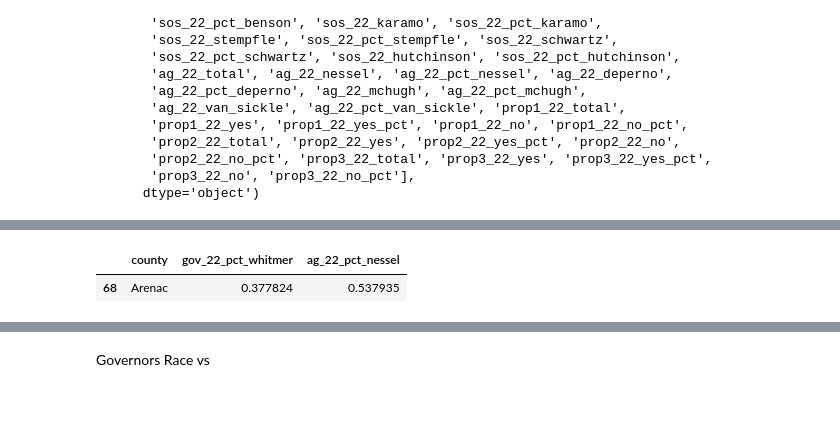
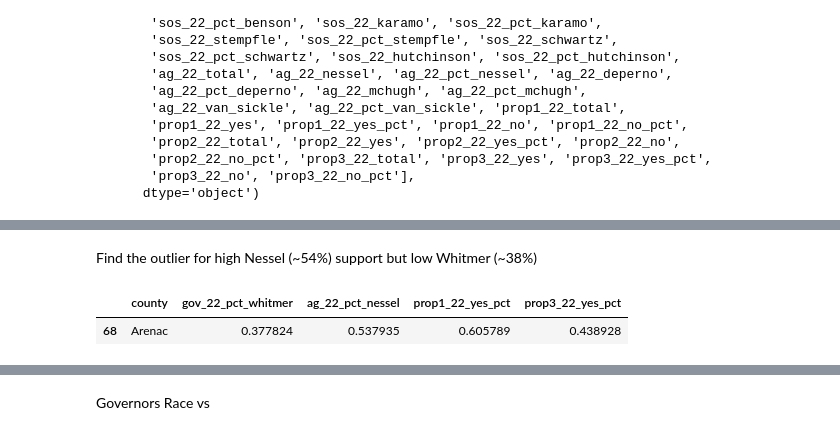
Before and after one commit to dapperfu/mi_analysis, a Jupyter notebook: 2022_Results_Plots.ipynb, the cells around one changed output, grey strips where cells are left out. Drawn from its saved outputs; the diff is of its cells as text; code cells hidden in the pictures; blank space fills up the shorter version.

```diff
--- a/2022_Results_Plots.ipynb
+++ b/2022_Results_Plots.ipynb
@@ -62,9 +63,19 @@ Text(0.5, 0, '2022 Whitmer (%)')
+# %% [markdown]
+Find the outlier for high Nessel (~54%) support but low Whitmer (~38%)
 # %%
-df2 = df[(df["gov_22_pct_whitmer"]<0.4) & (df["ag_22_pct_nessel"]>0.5)]
-df2[["county", "gov_22_pct_whitmer", "ag_22_pct_nessel"]]
+df2 = df[(df["gov_22_pct_whitmer"] < 0.4) & (df["ag_22_pct_nessel"] > 0.5)]
+df2[
+    [
+        "county",
+        "gov_22_pct_whitmer",
+        "ag_22_pct_nessel",
+        "prop1_22_yes_pct",
+        "prop3_22_yes_pct",
+    ]
+]
 # %% [output]
-|  | county | gov_22_pct_whitmer | ag_22_pct_nessel |
-| 68 | Arenac | 0.377824 | 0.537935 |
+|  | county | gov_22_pct_whitmer | ag_22_pct_nessel | prop1_22_yes_pct | prop3_22_yes_pct |
+| 68 | Arenac | 0.377824 | 0.537935 | 0.605789 | 0.438928 |
 # %%
 df.plot(x="gov_22_pct_whitmer", y="sos_22_pct_benson", kind="scatter")
 plt.title("2022 Benson vs Whitmer Support")
```
Also changed, not shown: parts of 14 cells of this notebook, 5 other files.
